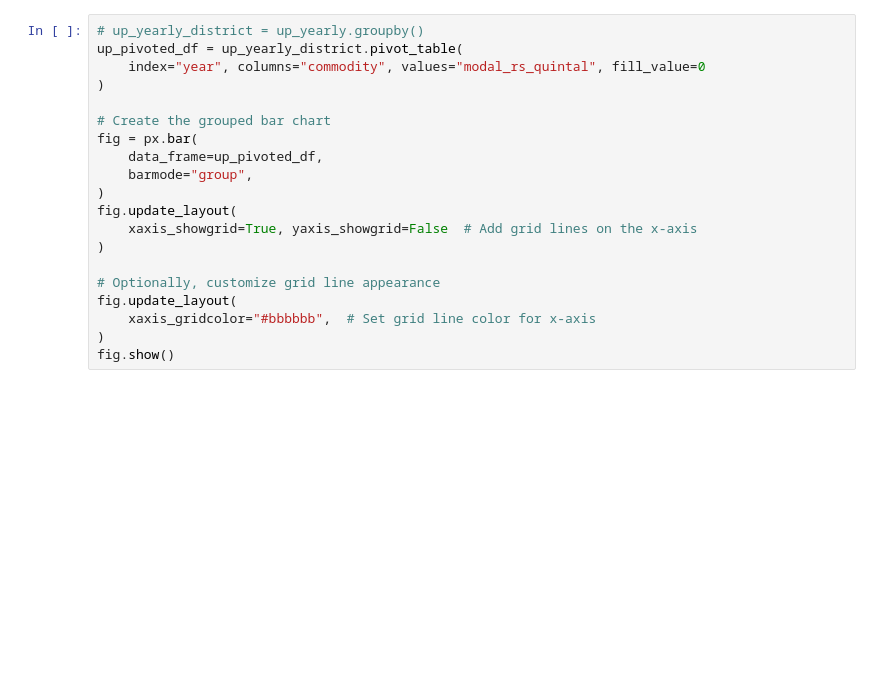
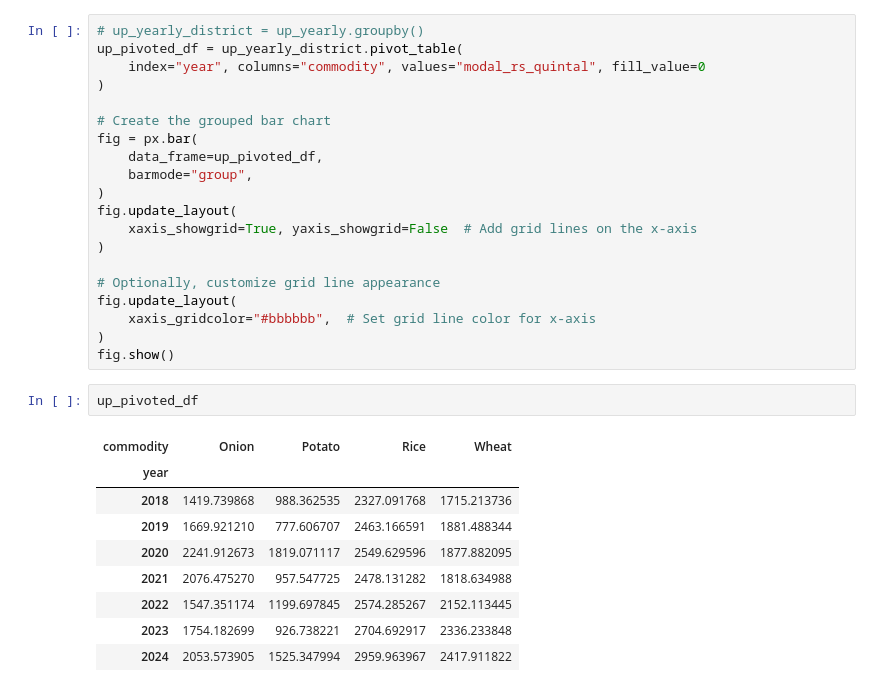
Before and after one commit to mashriram/sih_2024, a Jupyter notebook: src/state_wise_analysis.ipynb, the cells around one changed output. Cells and saved outputs as stored; diff of their text form; blank space fills up the shorter version.

```diff
--- a/src/state_wise_analysis.ipynb
+++ b/src/state_wise_analysis.ipynb
@@ -441,3 +441,15 @@ fig.update_layout(
     xaxis_gridcolor="#bbbbbb",  # Set grid line color for x-axis
 )
 fig.show()
+# %%
+up_pivoted_df
+# %% [output]
+| commodity | Onion | Potato | Rice | Wheat |
+| year |  |  |  |  |
+| 2018 | 1419.739868 | 988.362535 | 2327.091768 | 1715.213736 |
+| 2019 | 1669.921210 | 777.606707 | 2463.166591 | 1881.488344 |
+| 2020 | 2241.912673 | 1819.071117 | 2549.629596 | 1877.882095 |
+| 2021 | 2076.475270 | 957.547725 | 2478.131282 | 1818.634988 |
+| 2022 | 1547.351174 | 1199.697845 | 2574.285267 | 2152.113445 |
+| 2023 | 1754.182699 | 926.738221 | 2704.692917 | 2336.233848 |
+| 2024 | 2053.573905 | 1525.347994 | 2959.963967 | 2417.911822 |
```
Also changed, not shown: parts of 6 cells of this notebook.
